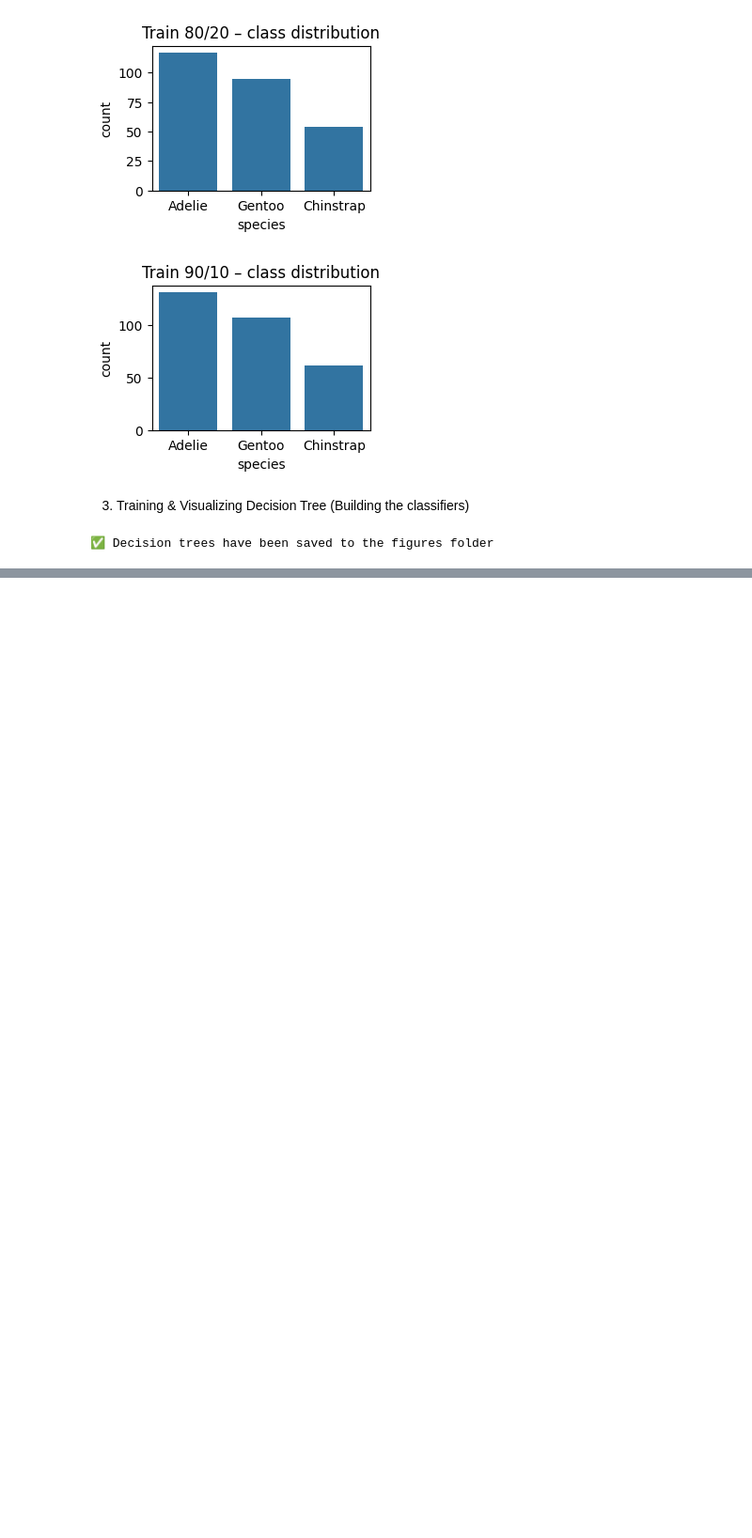
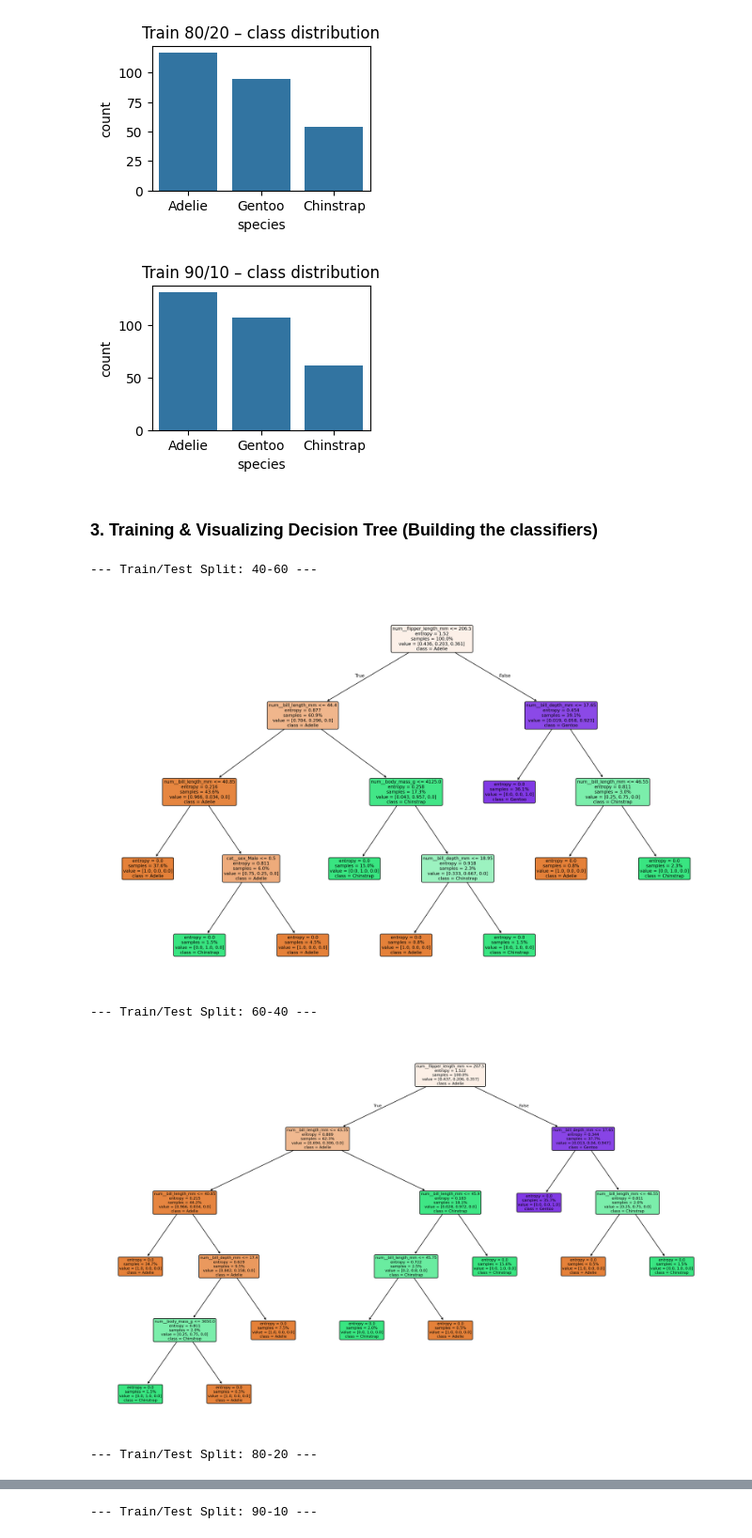
Before and after one commit to simpleHuy/DecisionTree, a Jupyter notebook: penguins_dataset/PalmerPenguins.ipynb, the cells around one changed output, grey strips where cells are left out. Shown at 94% size. Drawn from its saved outputs; the diff is of its cells as text; code cells hidden in the pictures; blank space fills up the shorter version.

```diff
--- a/penguins_dataset/PalmerPenguins.ipynb
+++ b/penguins_dataset/PalmerPenguins.ipynb
@@ -57,30 +73,34 @@ for name,(X_tr, X_te, y_tr, y_te) in splits.items():
 [figure]
 [figure]
 # %% [markdown]
-3. Training & Visualizing Decision Tree (Building the classifiers)
+### 3. Training & Visualizing Decision Tree (Building the classifiers)
 # %%
 Path("figures").mkdir(exist_ok=True)    # create root folder
 
 for name, (X_tr, X_te, y_tr, y_te) in splits.items():
     clf = Pipeline([
         ("prep", preprocess),
         ("dt",  DecisionTreeClassifier(criterion="entropy", random_state=42))
     ]).fit(X_tr, y_tr)
 
     plt.figure(figsize=(16, 10))
     plot_tree(
         clf.named_steps["dt"],
         feature_names=clf.named_steps["prep"].get_feature_names_out(),
         class_names=clf.named_steps["dt"].classes_,
         filled=True, rounded=True, proportion=True
     )
     plt.tight_layout()
 
     # --- save image ---
     safe_name = name.replace("/", "-")              # avoid path error
     plt.savefig(f"figures/tree_penguins_{safe_name}.png", dpi=300)
+    print(f"\n--- Train/Test Split: {safe_name} ---")
+    display(Image(f"figures/tree_penguins_{safe_name}.png"))
     plt.close()
-
-print("✅ Decision trees have been saved to the figures folder")
 # %% [output]
-✅ Decision trees have been saved to the figures folder
+--- Train/Test Split: 40-60 ---
+[figure, added]
+--- Train/Test Split: 60-40 ---
+[figure, added]
+--- Train/Test Split: 80-20 ---
@@ -86,0 +108 @@ print("✅ Decision trees have been saved to the figures folder")
+--- Train/Test Split: 90-10 ---
```
Also changed, not shown: parts of 15 cells of this notebook, 29 other files.
